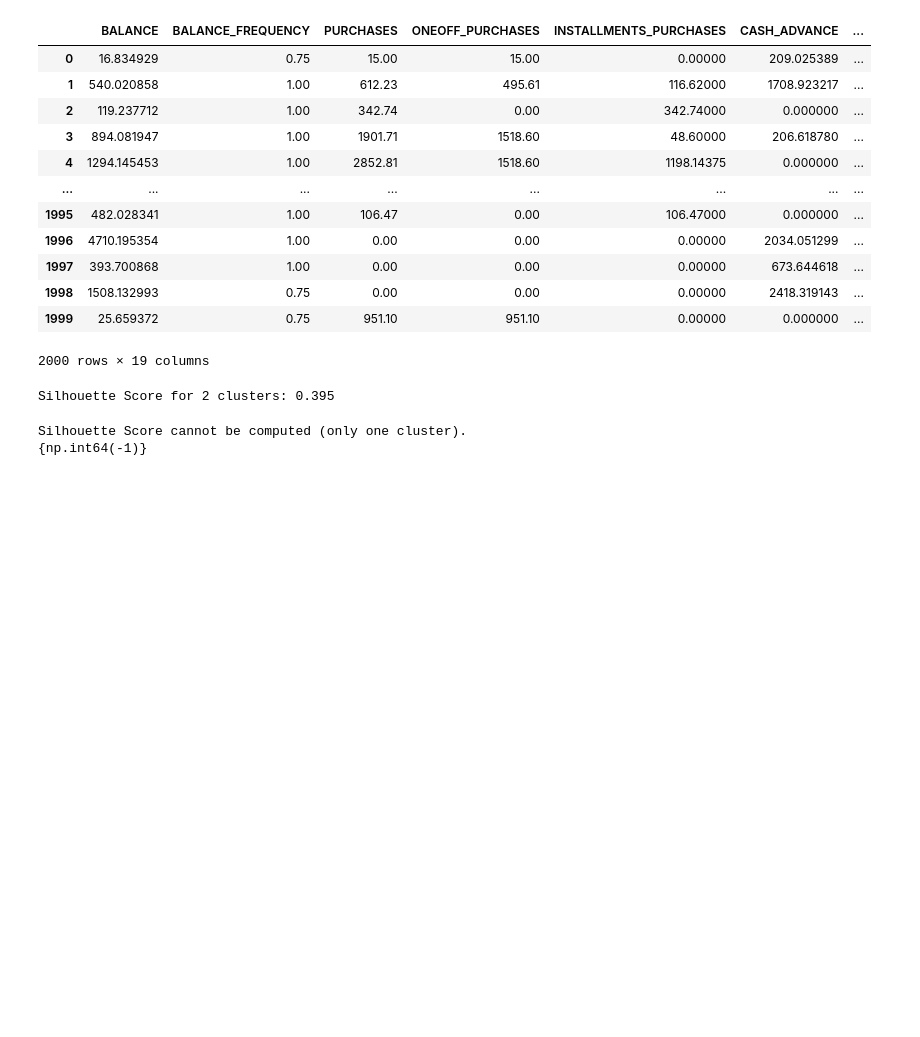
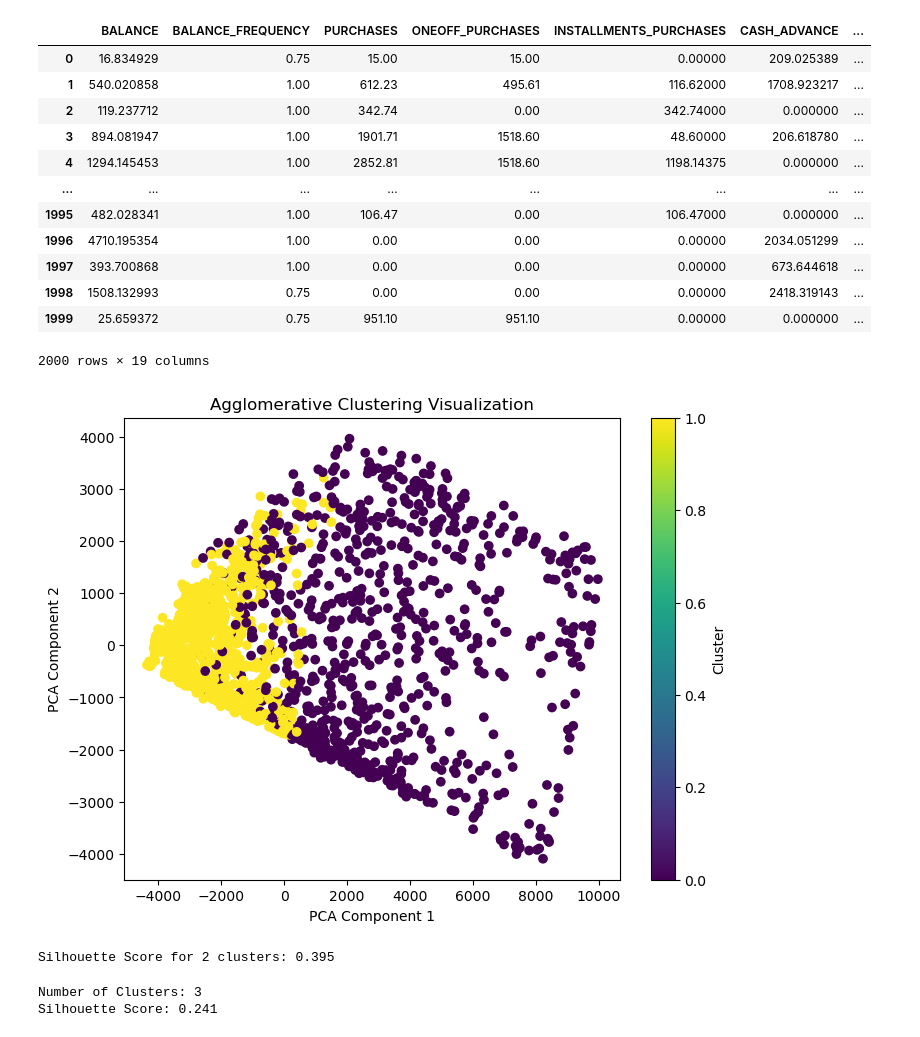
Before and after one commit to kavinkumartk/clustering-task, a Jupyter notebook: clustering.ipynb, the cells around one changed output. Drawn from its saved outputs; the diff is of its cells as text; code cells hidden in the pictures; blank space fills up the shorter version.

```diff
--- a/clustering.ipynb
+++ b/clustering.ipynb
@@ -100,6 +95,19 @@ df
 | 1998 | 1508.132993 | 0.75 | 0.00 | 0.00 | 0.00000 | 2418.319143 | ... |
 | 1999 | 25.659372 | 0.75 | 951.10 | 951.10 | 0.00000 | 0.000000 | ... |
 2000 rows × 19 columns
+# %%
+pca = PCA(n_components=2)
+df_2d = pca.fit_transform(df.drop(columns=['h_Cluster']))
+
+plt.figure(figsize=(8,6))
+plt.scatter(df_2d[:,0], df_2d[:,1], c=y_hc, marker='o')
+plt.xlabel('PCA Component 1')
+plt.ylabel('PCA Component 2')
+plt.title('Agglomerative Clustering Visualization')
+plt.colorbar(label='Cluster')
+plt.show()
+# %% [output]
+[figure, added]
 # %%
 score = silhouette_score(df, y_hc)
 print(f"Silhouette Score for 2 clusters: {score:.3f}")
@@ -107,17 +115,24 @@ print(f"Silhouette Score for 2 clusters: {score:.3f}")
 Silhouette Score for 2 clusters: 0.395
 # %%
 from sklearn.cluster import DBSCAN
+from sklearn.preprocessing import StandardScaler
 from sklearn.metrics import silhouette_score
+import numpy as np
 
-db_labels = DBSCAN(eps=0.1, min_samples=5).fit_predict(df)
-df['DBSCAN_Cluster'] = db_labels
+scaled_df = StandardScaler().fit_transform(df)
 
-clusters = len(set(db_labels)) - (1 if -1 in db_labels else 0)
+db = DBSCAN(eps=2.3, min_samples=5).fit(scaled_df)
+labels = db.labels_
+df['DBSCAN_Cluster'] = labels
 
-if clusters > 1:
-    print("Silhouette Score:", silhouette_score(df.drop(columns=['DBSCAN_Cluster']), db_labels))
+n_clusters = len(set(labels)) - (1 if -1 in labels else 0)
+if n_clusters > 1:
+    score = silhouette_score(scaled_df, labels)
+    print(f"Number of Clusters: {n_clusters}")
+    print(f"Silhouette Score: {score:.3f}")
 else:
+    print(f"Number of Clusters: {n_clusters}")
     print("Silhouette Score cannot be computed (only one cluster).")
 # %% [output]
-Silhouette Score cannot be computed (only one cluster).
-{np.int64(-1)}
+Number of Clusters: 3
+Silhouette Score: 0.241
```
Also changed, not shown: parts of 5 cells of this notebook.
